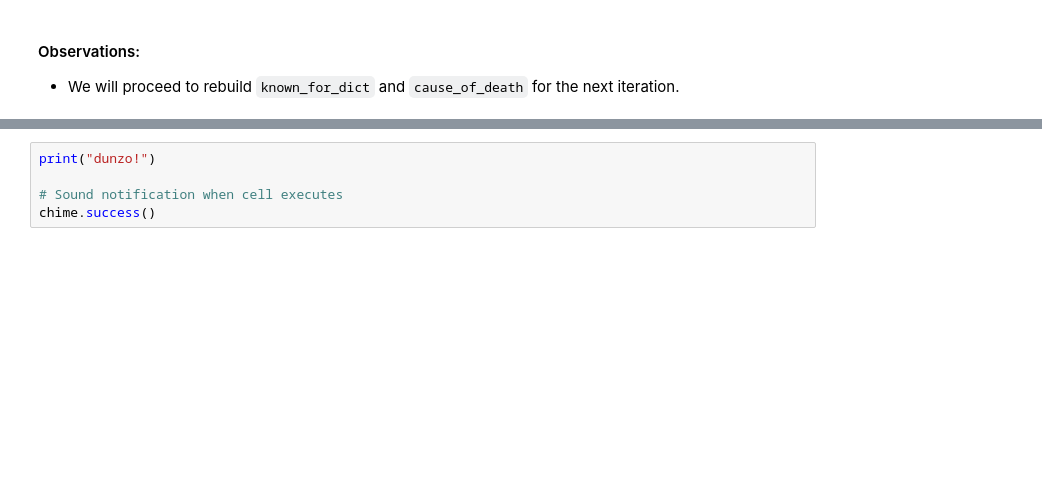
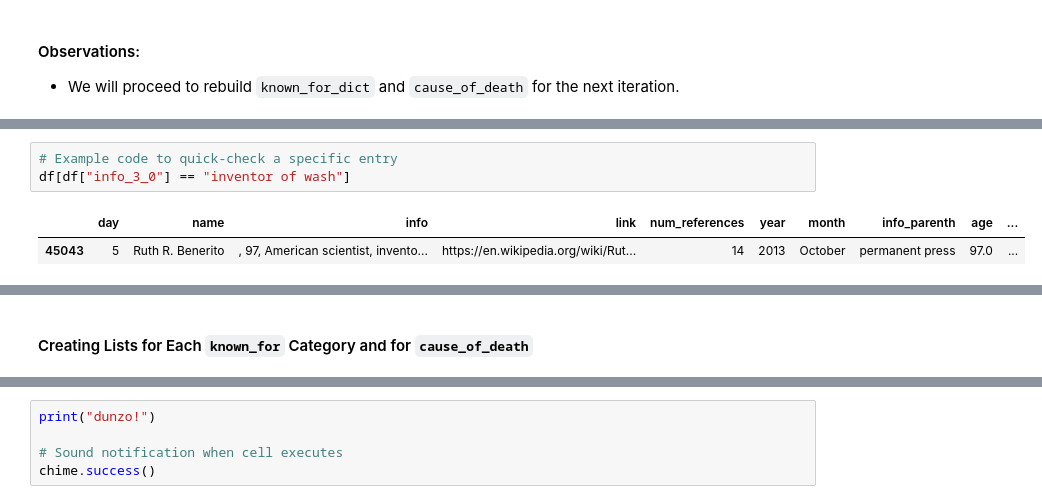
Before and after one commit to teresahanak/wikipedia-life-expectancy, a Jupyter notebook: wp_life_expect_data_clean6_thanak_2022_07_26.ipynb, the cells around one changed output, grey strips where cells are left out. Drawn from its saved outputs; the diff is of its cells as text; blank space fills up the shorter version.

```diff
--- a/wp_life_expect_data_clean6_thanak_2022_07_26.ipynb
+++ b/wp_life_expect_data_clean6_thanak_2022_07_26.ipynb
@@ -8345,0 +8245,6 @@ df["num_categories"].value_counts()
+# %%
+# Example code to quick-check a specific entry
+df[df["info_3_0"] == "inventor of wash"]
+# %% [output]
+|  | day | name | info | link | num_references | year | month | info_parenth | age | ... |
+| 45043 | 5 | Ruth R. Benerito | , 97, American scientist, invento... | https://en.wikipedia.org/wiki/Rut... | 14 | 2013 | October | permanent press | 97.0 | ... |
@@ -8345,0 +8252,2 @@ df["num_categories"].value_counts()
+# %% [markdown]
+#### Creating Lists for Each `known_for` Category and for `cause_of_death`
```
Also changed, not shown: parts of 65 cells of this notebook.
